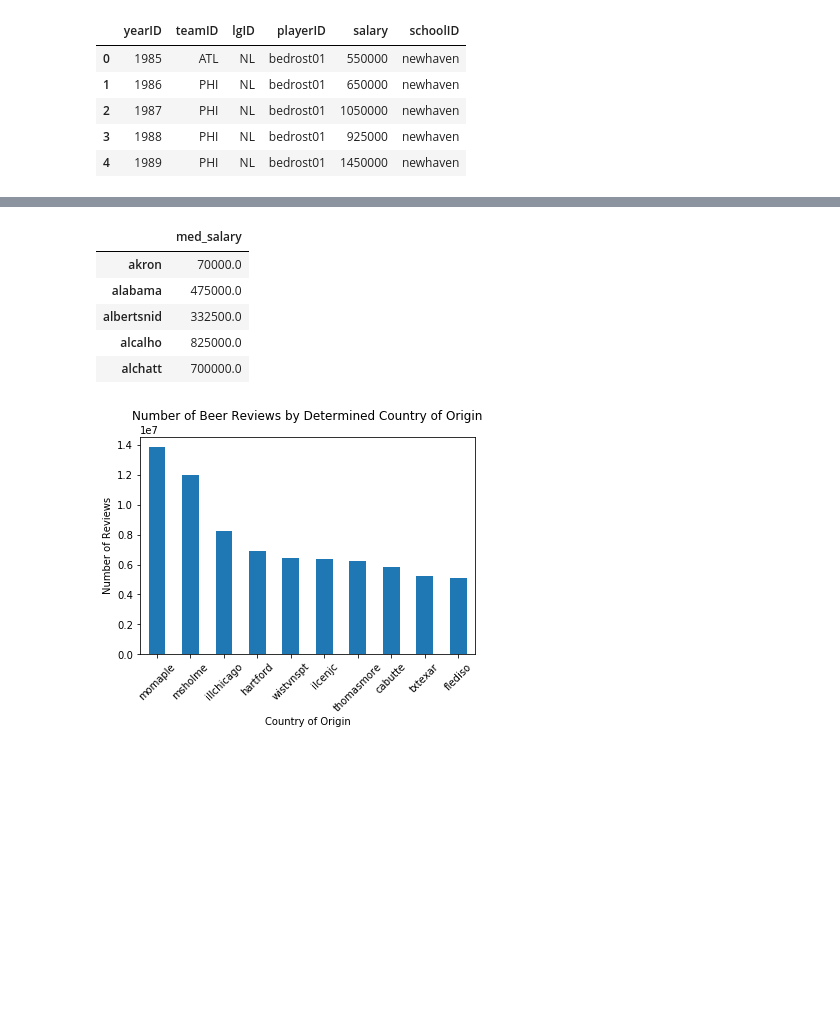
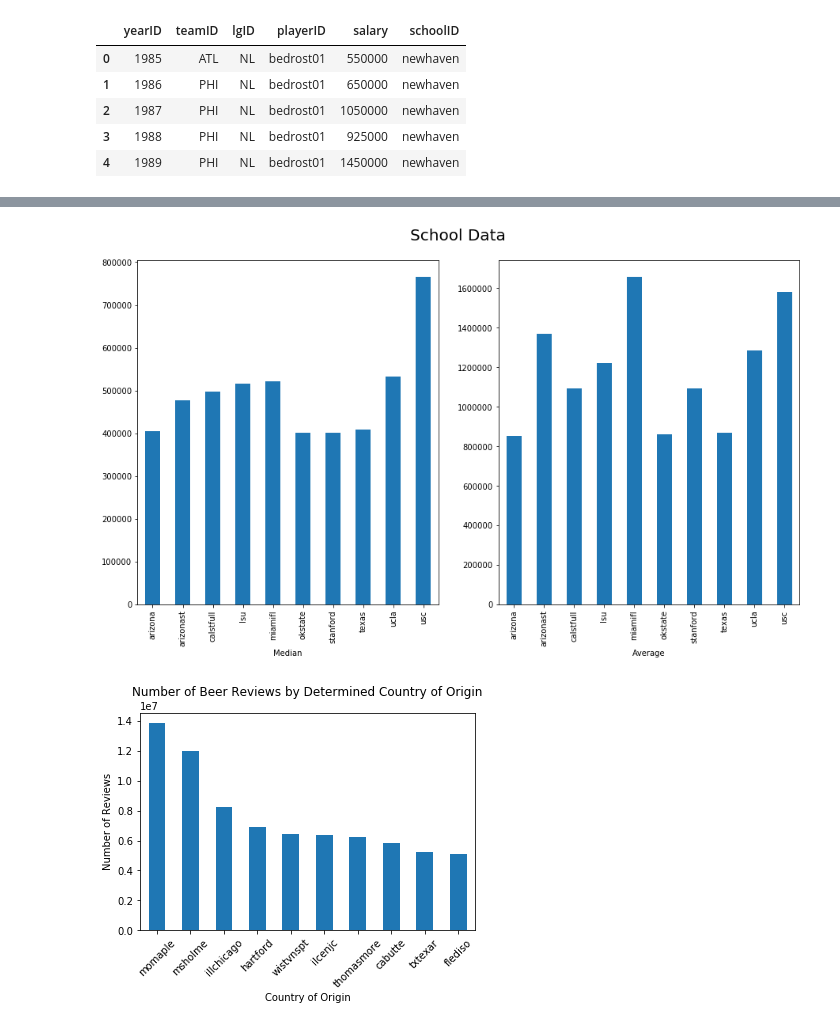
Before and after one commit to stephenlaw30/DataScienceMasters, a Jupyter notebook: Stats/Udacity/DataAnalystNanoDegree/IntroToDataAnalysis/Final/FinalProjectBaseball.ipynb, the cells around one changed output, grey strips where cells are left out. Cells and saved outputs as stored; diff of their text form; code cells hidden in the pictures; blank space fills up the shorter version.

```diff
--- a/Stats/Udacity/DataAnalystNanoDegree/IntroToDataAnalysis/Final/FinalProjectBaseball.ipynb
+++ b/Stats/Udacity/DataAnalystNanoDegree/IntroToDataAnalysis/Final/FinalProjectBaseball.ipynb
@@ -88,20 +177,20 @@ len(np.array(salaries_college_full['salary'].groupby(salaries_college_full['scho
-# %%
-schools = sorted(salaries_college_full['schoolID'].unique())
-med_salary = np.array(salaries_college_full['salary'].groupby(salaries_college_full['schoolID']).median())
-
-average_school_career_salary = pd.DataFrame({
-    'med_salary': med_salary#,
-    #'schoolID': schools
-}, index = schools)
-
-average_school_career_salary.head()
-# %% [output]
-|  | med_salary |
-| akron | 70000.0 |
-| alabama | 475000.0 |
-| albertsnid | 332500.0 |
-| alcalho | 825000.0 |
-| alchatt | 700000.0 |
+# %%
+fig, axes = plt.subplots(1, 2, figsize=(15,8))
+
+fig.suptitle("School Data", fontsize = 20, y = 0.95)
+
+average_school_career_salary['med_salary'].plot(kind = 'bar', ax = axes[0])
+average_school_career_salary['avg_salary'].plot(kind = 'bar', ax = axes[1])
+
+axes[0].set_xlabel('Median')
+#axes[0].set_xticks()
+
+axes[1].set_xlabel('Average')
+#axes[1].set_xticks(rotation=45)
+
+plt.show()
+# %% [output]
+[figure, added]
 # %%
 med_school_salary = average_school_career_salary.sort_values('med_salary',ascending=False).head(10)
 # %%
```
Also changed, not shown: parts of 18 cells of this notebook.
